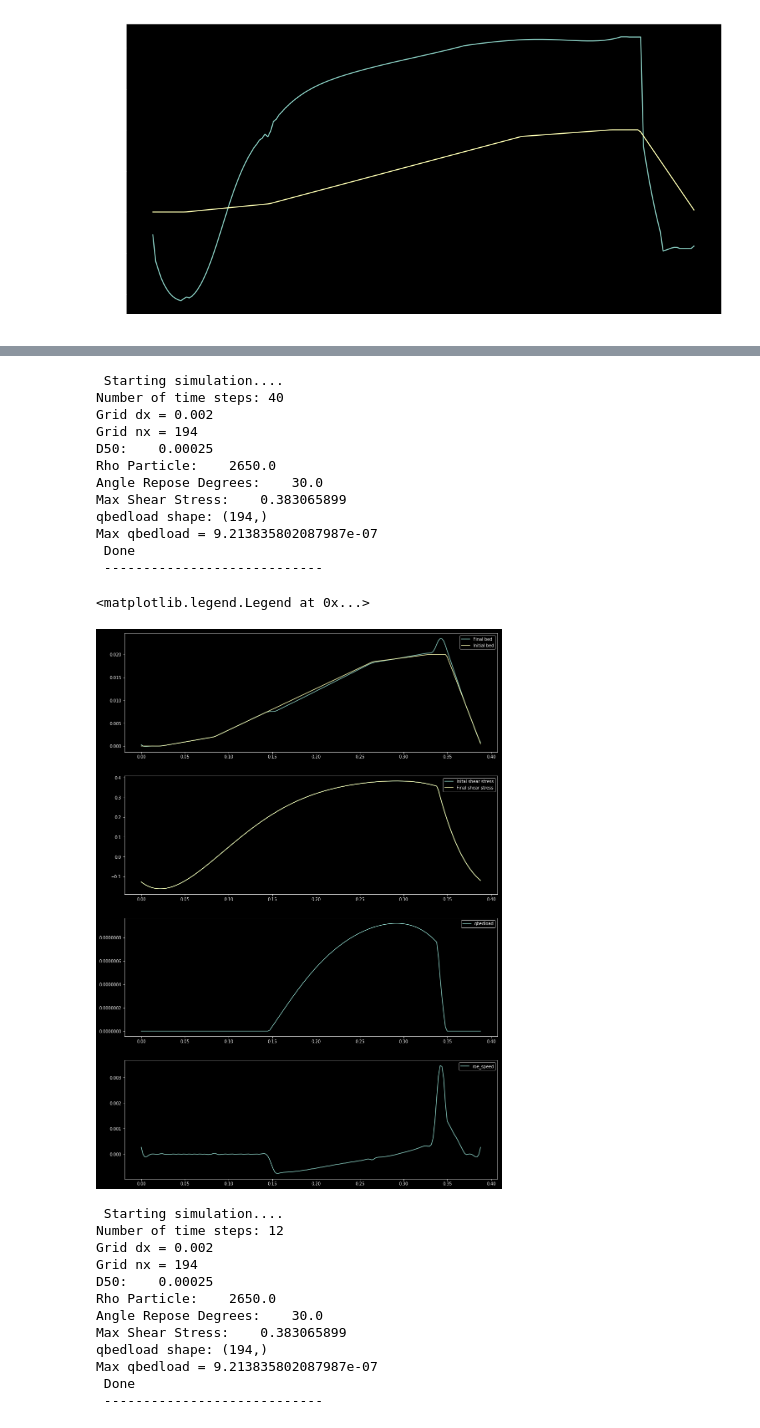
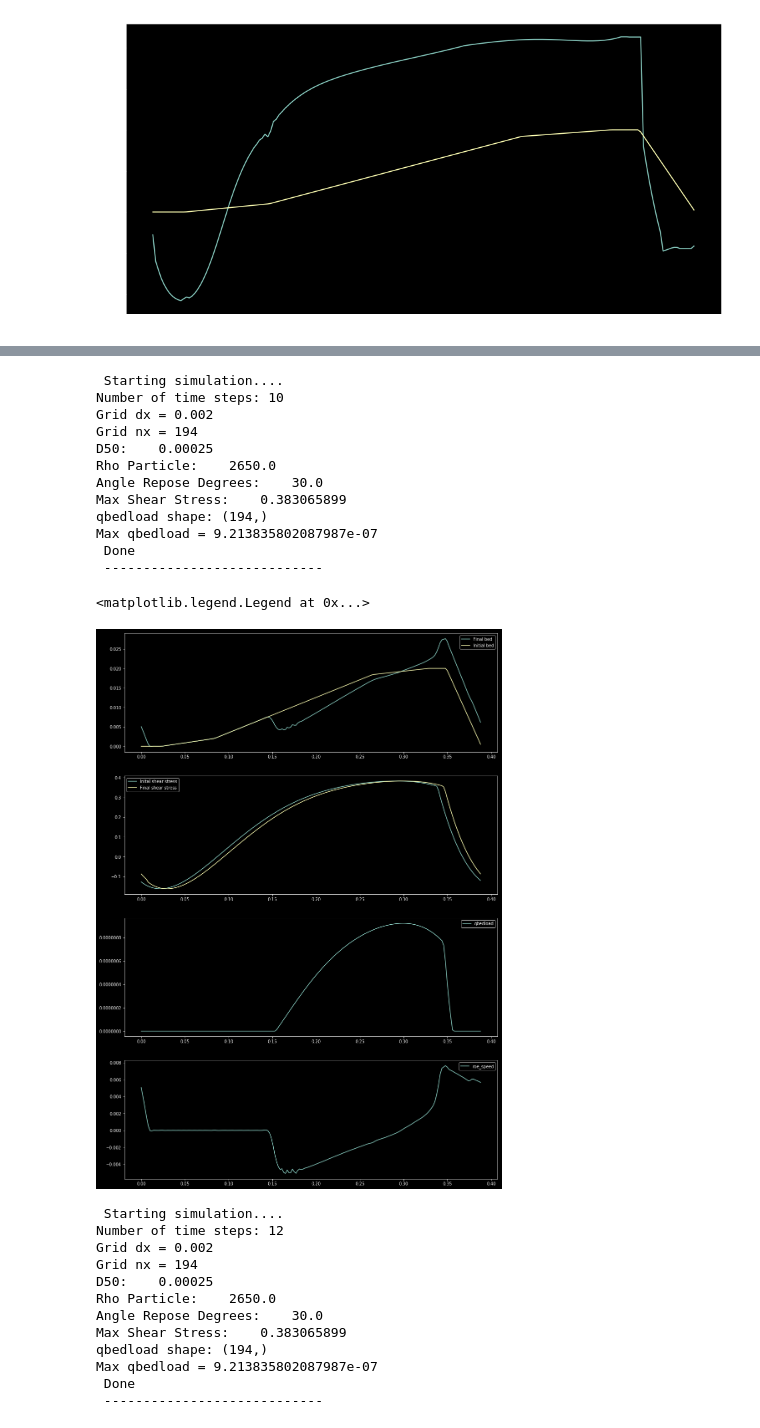
Before and after one commit to plgrover/pymorph, a Jupyter notebook: notebooks/Paper_1/2018-12-12 Paper 1 Dune Modelling.ipynb, the cells around one changed output, grey strips where cells are left out. Drawn from its saved outputs; the diff is of its cells as text; code cells hidden in the pictures.

Commit message:
Updated the algorithm to shift the bed shear with the bed changes

```diff
--- a/notebooks/Paper_1/2018-12-12 Paper 1 Dune Modelling.ipynb
+++ b/notebooks/Paper_1/2018-12-12 Paper 1 Dune Modelling.ipynb
@@ -101,9 +101,9 @@ bed_shear_filepath = os.path.join(casefolder,'6cm', 'kwsst_shear.txt')
 bed_shear_stress = wmm.load_bed_shear_stress(bed_shear_filepath)
 
 model = wmm.UpwindMorphologicalModel(D50)
-model.setup_model(bed_shear_stress.copy(), zbed.copy(), xc, dx,useSmoother=True, adjustment_angle=20.)
-simulationTime = 40
-dt = 1
+model.setup_model(bed_shear_stress.copy(), zbed.copy(), xc, dx,useSmoother=True, adjustment_angle=28.)
+simulationTime = 300
+dt = 30
 
 zc_kwsst_12cm, qbedload, bedShear, roe_speed = model.run_model(simulationTime,
                                                              dt=dt,
@@ -112,35 +112,35 @@ zc_kwsst_12cm, qbedload, bedShear, roe_speed = model.run_model(simulationTime,
 fig, axs = plt.subplots(4,1, figsize=[16,24])
 plt.style.use('dark_background')
 axs[0].plot(xc, zc_kwsst_12cm, label='Final bed')
 axs[0].plot(xc, zbed, label='Initial bed')
 #axs[0].set_xlim([0.075, 0.125])
 axs[0].legend()
 
 axs[1].plot(xc, bed_shear_stress, label='Inital shear stress')
 axs[1].plot(xc, bedShear, label='Final shear stress')
 #axs[1].set_xlim([0.075, 0.125])
 axs[1].legend()
 
 axs[2].plot(xc, qbedload, label='qbedload')
 axs[2].legend()
 
 axs[3].plot(xc, zc_kwsst_12cm-zbed, label='roe_speed')
 axs[3].legend()
 # %% [output]
  Starting simulation....
-Number of time steps: 40
+Number of time steps: 10
 Grid dx = 0.002
 Grid nx = 194
 D50:    0.00025
 Rho Particle:    2650.0
 Angle Repose Degrees:    30.0
 Max Shear Stress:    0.383065899
 qbedload shape: (194,)
 Max qbedload = 9.213835802087987e-07
  Done
  ----------------------------
 <matplotlib.legend.Legend at 0x...>
-[figure, old version]
+[figure, new version]
 # %%
 bed_shear_filepath = os.path.join(casefolder,'6cm', 'kwsst_shear.txt')
 bed_shear_stress = wmm.load_bed_shear_stress(bed_shear_filepath)
```
Also changed, not shown: parts of 2 cells of this notebook, 1 other file.
